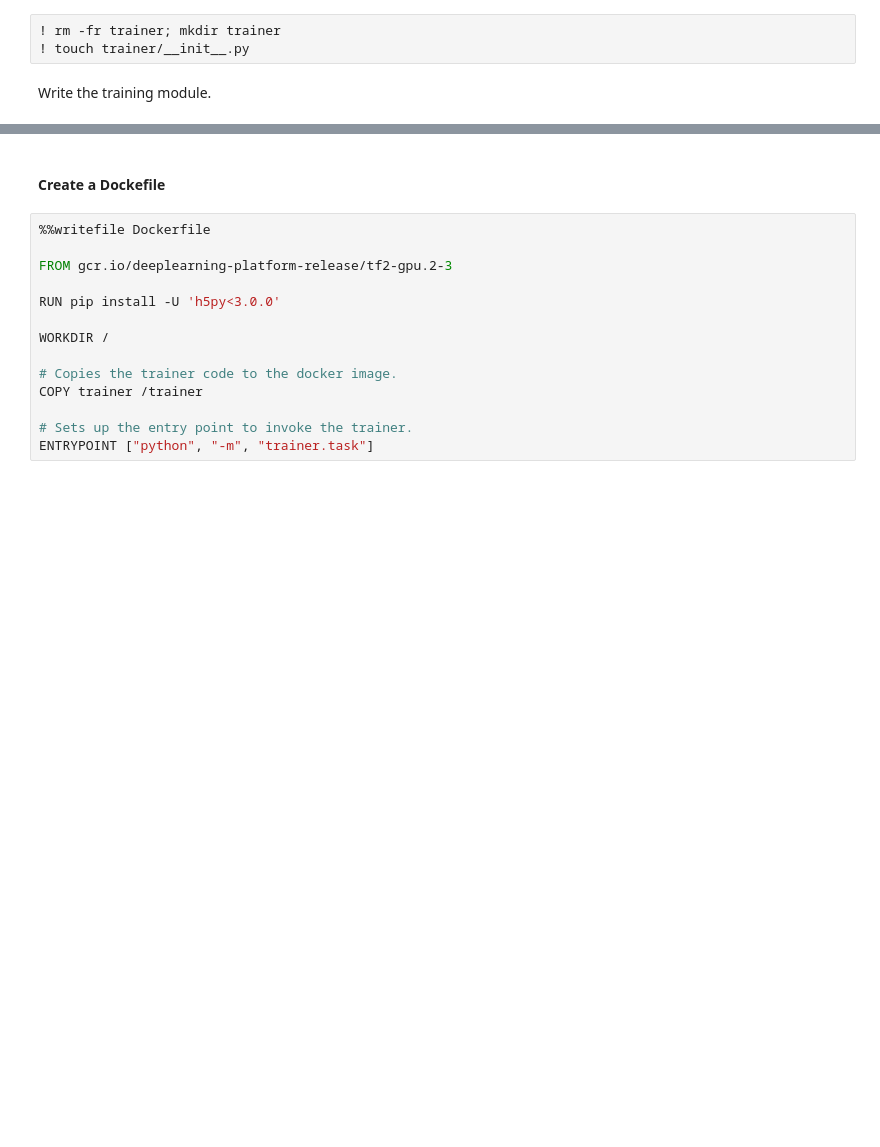
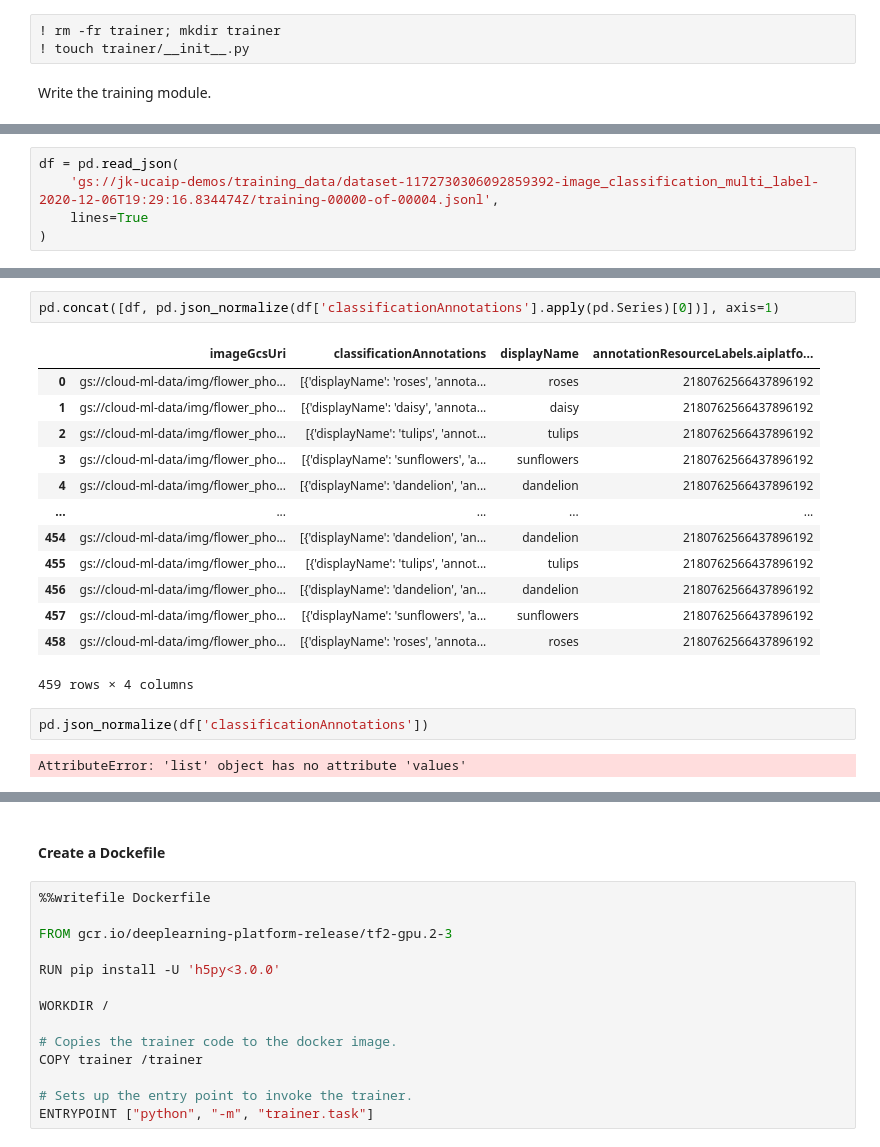
Before and after one commit to jarokaz/ucaip, a Jupyter notebook: training-pipeline/ucaip_customjob_dataset_image_pipeline.ipynb, the cells around one changed output, grey strips where cells are left out. Drawn from its saved outputs; the diff is of its cells as text; blank space fills up the shorter version.

```diff
--- a/training-pipeline/ucaip_customjob_dataset_image_pipeline.ipynb
+++ b/training-pipeline/ucaip_customjob_dataset_image_pipeline.ipynb
@@ -608,0 +669,5 @@ Overwriting trainer/task.py
+# %%
+df = pd.read_json(
+    'gs://jk-ucaip-demos/training_data/dataset-1172730306092859392-image_classification_multi_label-2020-12-06T19:29:16.834474Z/training-00000-of-00004.jsonl',
+    lines=True
+)
@@ -608,0 +682,20 @@ Overwriting trainer/task.py
+# %%
+pd.concat([df, pd.json_normalize(df['classificationAnnotations'].apply(pd.Series)[0])], axis=1)
+# %% [output]
+|  | imageGcsUri | classificationAnnotations | displayName | annotationResourceLabels.aiplatfo... |
+| 0 | gs://cloud-ml-data/img/flower_pho... | [{'displayName': 'roses', 'annota... | roses | 2180762566437896192 |
+| 1 | gs://cloud-ml-data/img/flower_pho... | [{'displayName': 'daisy', 'annota... | daisy | 2180762566437896192 |
+| 2 | gs://cloud-ml-data/img/flower_pho... | [{'displayName': 'tulips', 'annot... | tulips | 2180762566437896192 |
+| 3 | gs://cloud-ml-data/img/flower_pho... | [{'displayName': 'sunflowers', 'a... | sunflowers | 2180762566437896192 |
+| 4 | gs://cloud-ml-data/img/flower_pho... | [{'displayName': 'dandelion', 'an... | dandelion | 2180762566437896192 |
+| ... | ... | ... | ... | ... |
+| 454 | gs://cloud-ml-data/img/flower_pho... | [{'displayName': 'dandelion', 'an... | dandelion | 2180762566437896192 |
+| 455 | gs://cloud-ml-data/img/flower_pho... | [{'displayName': 'tulips', 'annot... | tulips | 2180762566437896192 |
+| 456 | gs://cloud-ml-data/img/flower_pho... | [{'displayName': 'dandelion', 'an... | dandelion | 2180762566437896192 |
+| 457 | gs://cloud-ml-data/img/flower_pho... | [{'displayName': 'sunflowers', 'a... | sunflowers | 2180762566437896192 |
+| 458 | gs://cloud-ml-data/img/flower_pho... | [{'displayName': 'roses', 'annota... | roses | 2180762566437896192 |
+459 rows × 4 columns
+# %%
+pd.json_normalize(df['classificationAnnotations'])
+# %% [output]
+AttributeError: 'list' object has no attribute 'values'
```
Also changed, not shown: parts of 14 cells of this notebook, 1 other file.
